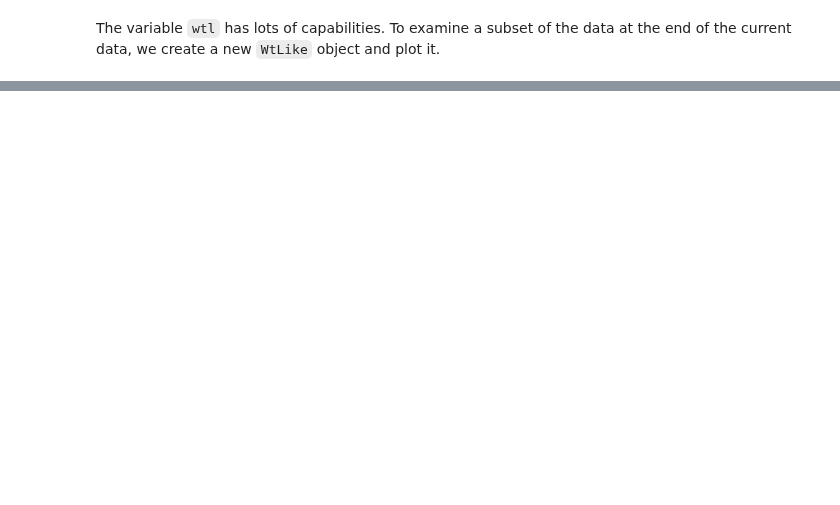
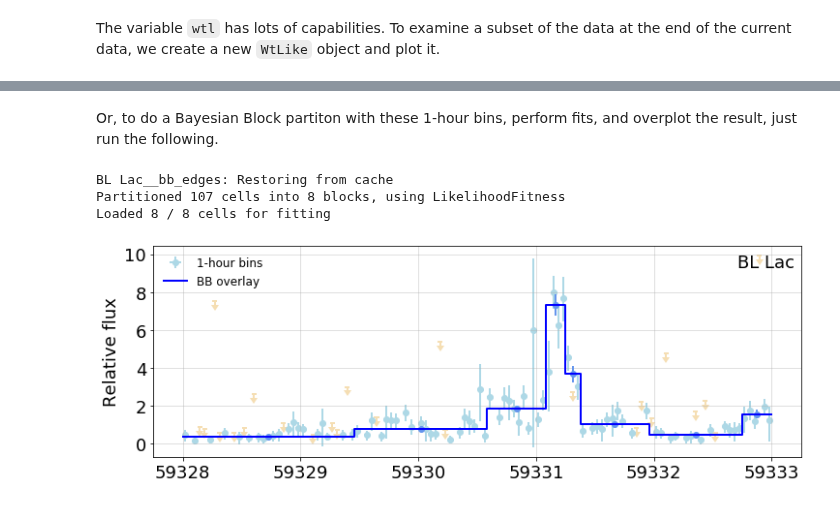
Before and after one commit to tburnett/wtlike, a Jupyter notebook: nbs/index.ipynb, the cells around one changed output, grey strips where cells are left out. Drawn from its saved outputs; the diff is of its cells as text; code cells hidden in the pictures; blank space fills up the shorter version.

```diff
--- a/nbs/index.ipynb
+++ b/nbs/index.ipynb
@@ -53,2 +51,11 @@ The new range is within old--bin exposure factor 18.2
 Loaded 107 / 107 cells with exposure > 1e-06 for light curve analysis
 [figure]
+# %% [markdown]
+Or, to do a Bayesian Block partiton with these 1-hour bins, perform fits, and overplot the result, just run the following.
+# %%
+wtl2.plot_BB(fmt='o');
+# %% [output]
+BL Lac__bb_edges: Restoring from cache
+Partitioned 107 cells into 8 blocks, using LikelihoodFitness
+Loaded 8 / 8 cells for fitting
+[figure, added]
```
Also changed, not shown: parts of 7 cells of this notebook, 3 other files.
